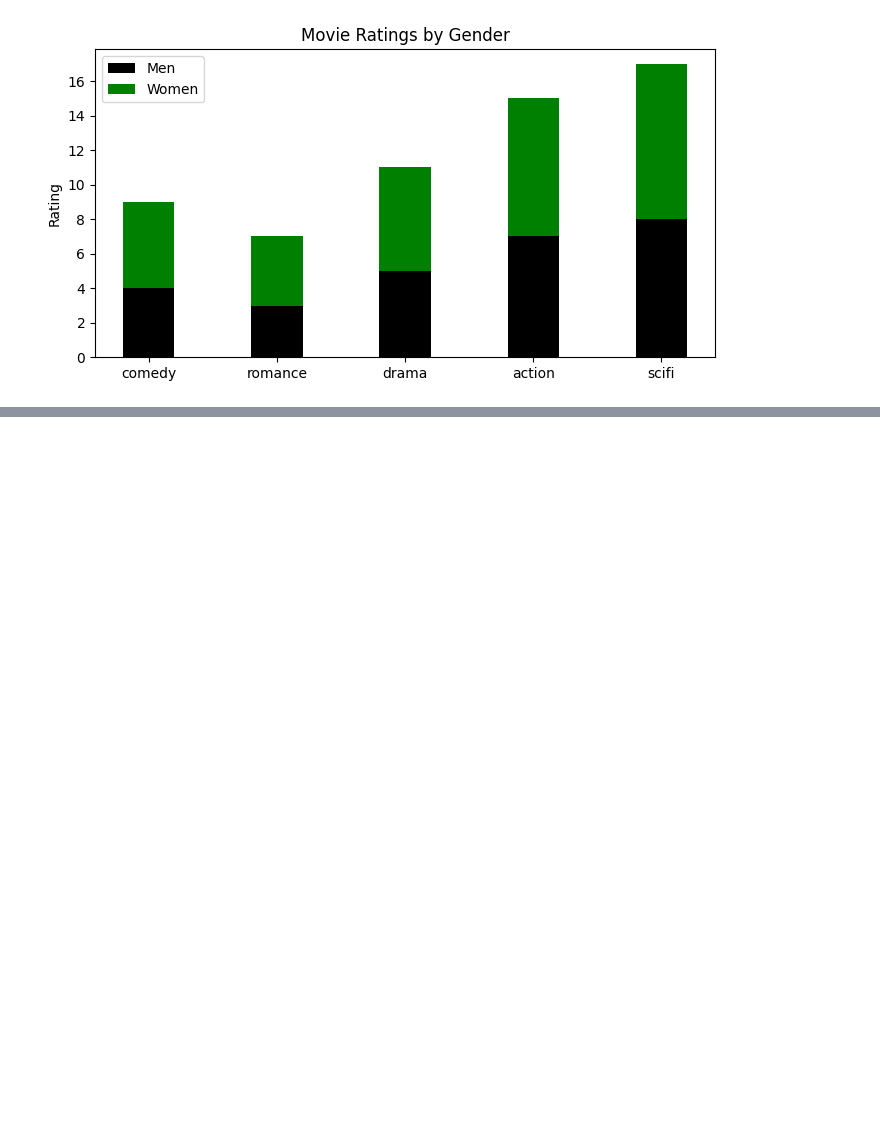
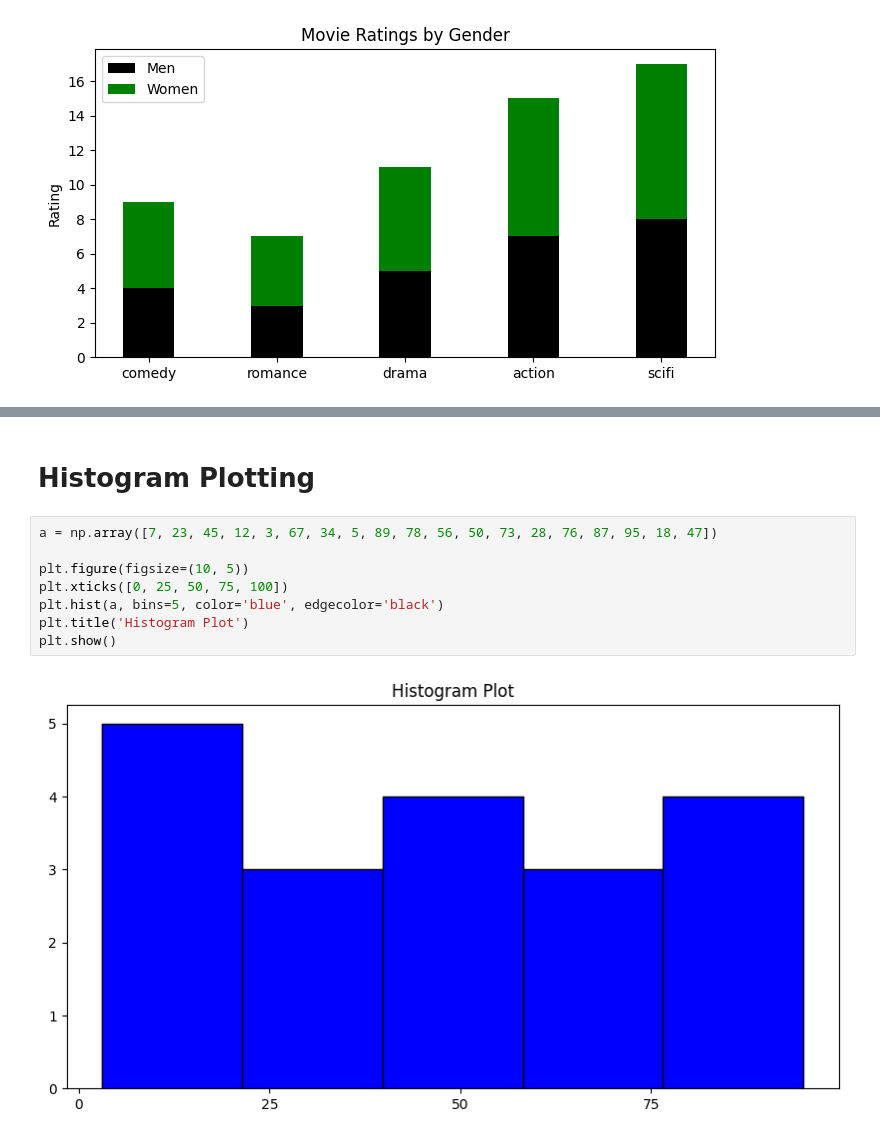
Before and after one commit to sachin5031/Python_Data_Visualization, a Jupyter notebook: BBVHS_04.ipynb, the cells around one changed output, grey strips where cells are left out. Cells and saved outputs as stored; diff of their text form; blank space fills up the shorter version.

```diff
--- a/BBVHS_04.ipynb
+++ b/BBVHS_04.ipynb
@@ -77,0 +105,12 @@ import random
+# %% [markdown]
+# Histogram Plotting
+# %%
+a = np.array([7, 23, 45, 12, 3, 67, 34, 5, 89, 78, 56, 50, 73, 28, 76, 87, 95, 18, 47])
+
+plt.figure(figsize=(10, 5))
+plt.xticks([0, 25, 50, 75, 100])
+plt.hist(a, bins=5, color='blue', edgecolor='black')
+plt.title('Histogram Plot')
+plt.show()
+# %% [output]
+[figure, added]
```
Also changed, not shown: parts of 9 cells of this notebook.
